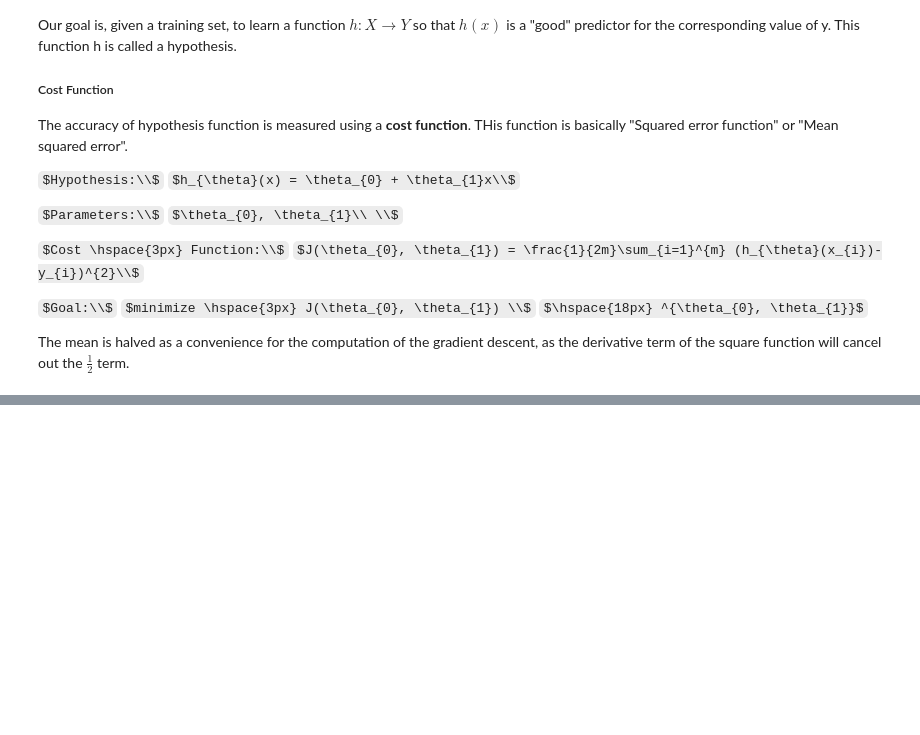
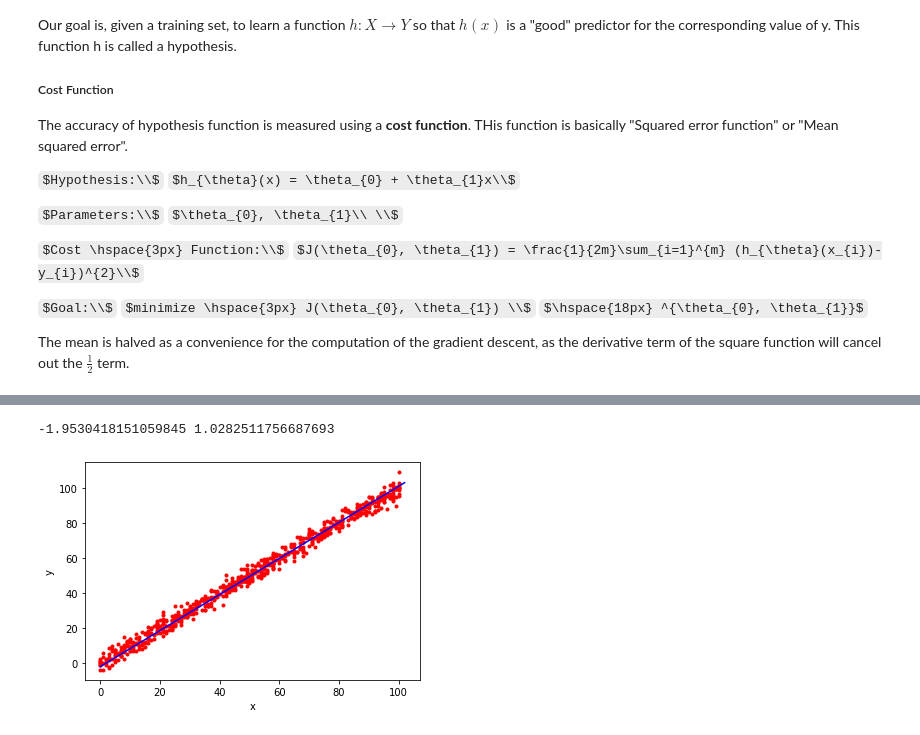
Before and after one commit to ppap1771/machine-learning, a Jupyter notebook: Notes/notes.ipynb, the cells around one changed output, grey strips where cells are left out. Drawn from its saved outputs; the diff is of its cells as text; code cells hidden in the pictures; some formulas as TeX source; blank space fills up the shorter version.

```diff
--- a/Notes/notes.ipynb
+++ b/Notes/notes.ipynb
@@ -44,0 +79,46 @@ The mean is halved as a convenience for the computation of the gradient descent,
+# %%
+learning_rate = 0.000001
+steps = 100000
+
+O0 = -2.0
+O1 = 1.0
+
+def hypothesis(O0, O1, x):
+    return O0+(x*O1)
+
+def J0(O0, O1, x, y):
+    S = 0.0
+    N = 700
+    for i in range(N):
+        S+=((hypothesis(O0, O1, x[i])-y[i]))
+
+    return (1/N)*(S)
+
+def J1(O0, O1, x, y):
+    S = 0.0
+    N = 700
+    for i in range(N):
+        S+=(((hypothesis(O0, O1, x[i])-y[i]))*x[i])
+
+    return (1/N)*(S)
+
+while (steps):
+    temp0 = O0-(learning_rate*J0(O0, O1, list(train.x), list(train.y)))
+    temp1 = O1-(learning_rate*J1(O0, O1, list(train.x), list(train.y)))
+    O0 = temp0
+    O1 = temp1
+    steps -= 1
+
+print(O0, O1)
+# %% [output]
+-1.9530418151059845 1.0282511756687693
+# %%
+for i in dataset: plt.plot(i[0], i[1], 'r.')
+x = np.array([0.0 ,50.0,102.0])
+y = O0+O1*x
+plt.plot(x,y,'b')
+plt.xlabel('x')
+plt.ylabel('y')
+plt.show()
+# %% [output]
+[figure, added]
```
Also changed, not shown: parts of 4 cells of this notebook, 3 other files.
